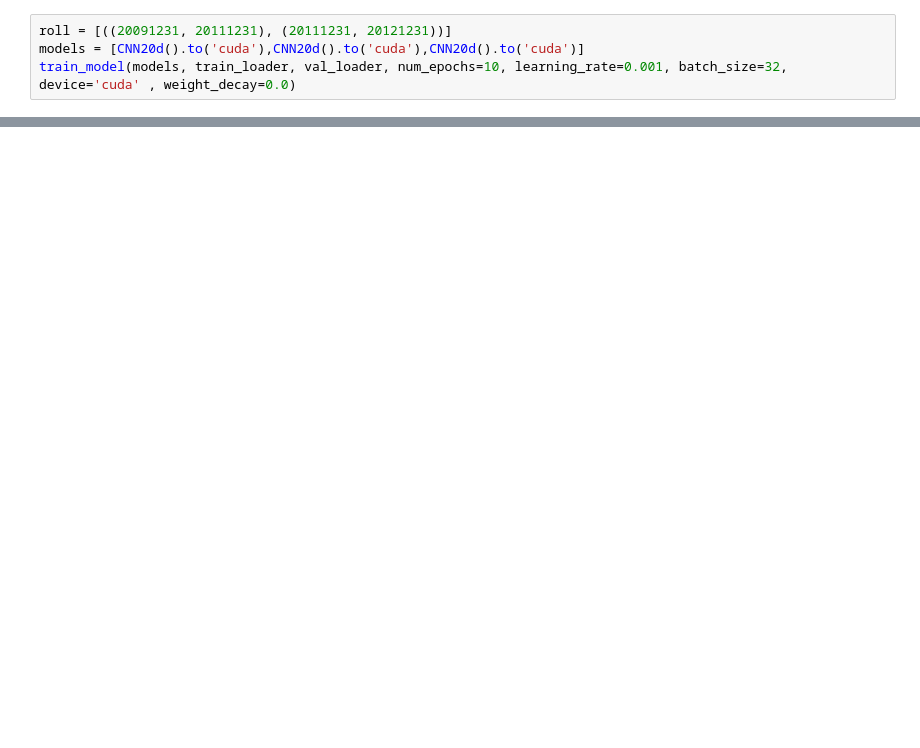
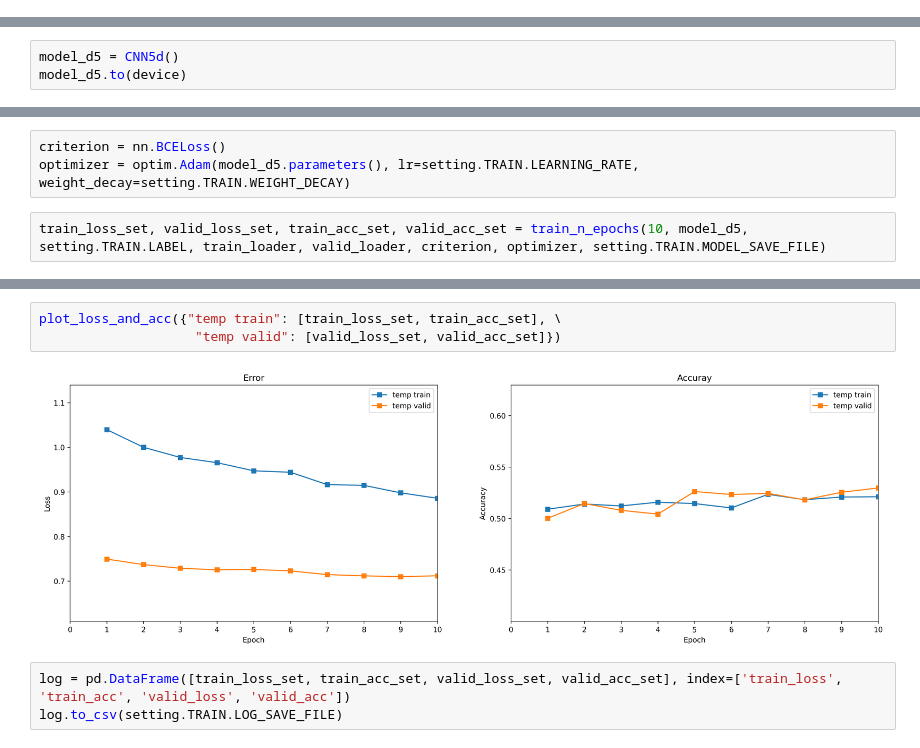
Before and after one commit to RichardS0268/CNN-for-Trading, a Jupyter notebook: pipeline.ipynb, the cells around one changed output, grey strips where cells are left out. Saved outputs shown, nothing was run; the diff lists cells and outputs as text; blank space fills up the shorter version.

```diff
--- a/pipeline.ipynb
+++ b/pipeline.ipynb
@@ -188,4 +51,0 @@ model20
-# %%
-roll = [((20091231, 20111231), (20111231, 20121231))]
-models = [CNN20d().to('cuda'),CNN20d().to('cuda'),CNN20d().to('cuda')]
-train_model(models, train_loader, val_loader, num_epochs=10, learning_rate=0.001, batch_size=32, device='cuda' , weight_decay=0.0)
@@ -203,0 +52,3 @@ loss(output, labels)
+# %%
+model_d5 = CNN5d()
+model_d5.to(device)
@@ -203,0 +73,5 @@ loss(output, labels)
+# %%
+criterion = nn.BCELoss()
+optimizer = optim.Adam(model_d5.parameters(), lr=setting.TRAIN.LEARNING_RATE, weight_decay=setting.TRAIN.WEIGHT_DECAY)
+# %%
+train_loss_set, valid_loss_set, train_acc_set, valid_acc_set = train_n_epochs(10, model_d5, setting.TRAIN.LABEL, train_loader, valid_loader, criterion, optimizer, setting.TRAIN.MODEL_SAVE_FILE)
@@ -203,0 +97,8 @@ loss(output, labels)
+# %%
+plot_loss_and_acc({"temp train": [train_loss_set, train_acc_set], \
+                    "temp valid": [valid_loss_set, valid_acc_set]})
+# %% [output]
+[figure, added]
+# %%
+log = pd.DataFrame([train_loss_set, train_acc_set, valid_loss_set, valid_acc_set], index=['train_loss', 'train_acc', 'valid_loss', 'valid_acc'])
+log.to_csv(setting.TRAIN.LOG_SAVE_FILE)
```
Also changed, not shown: parts of 27 cells of this notebook, 29 other files.
